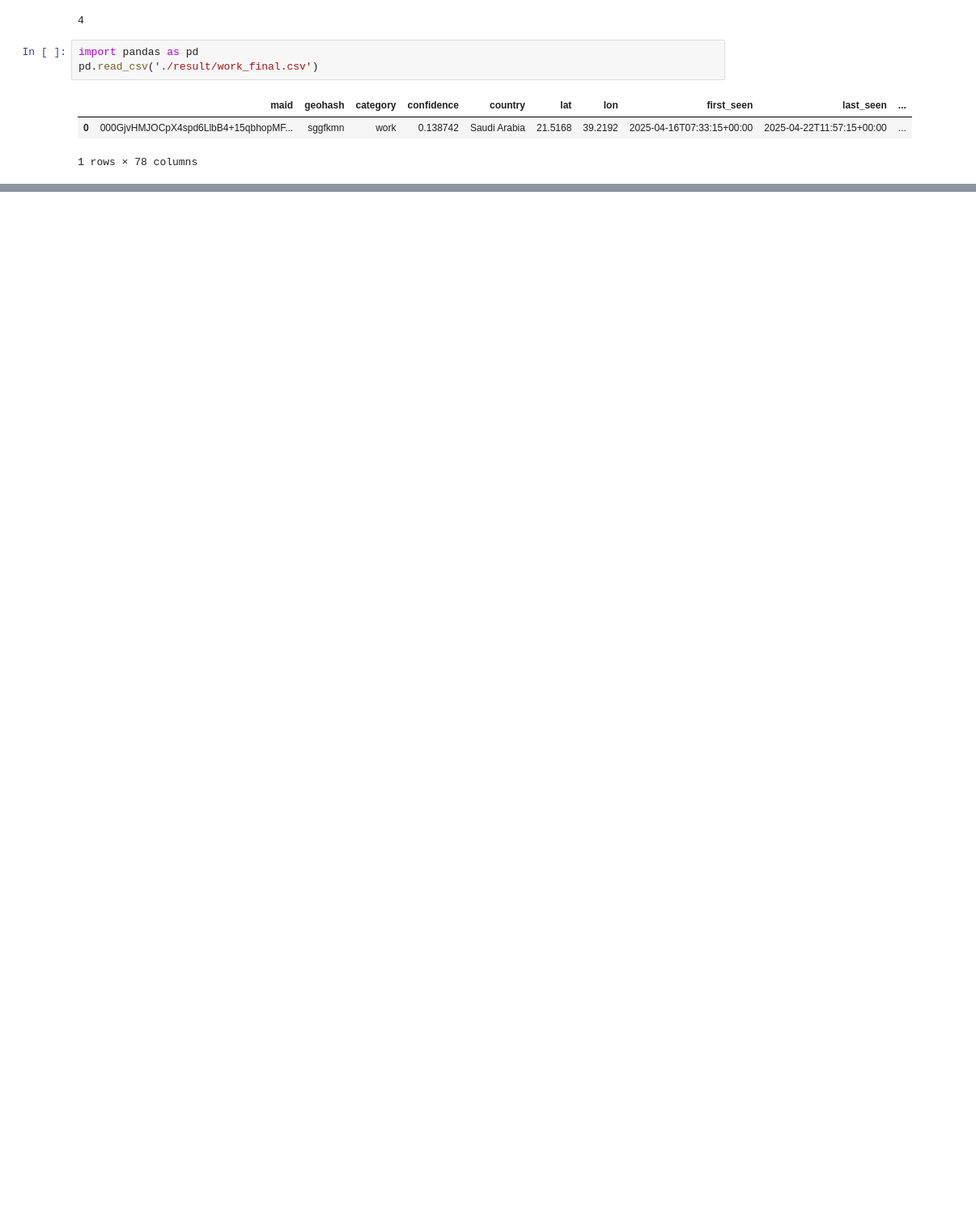
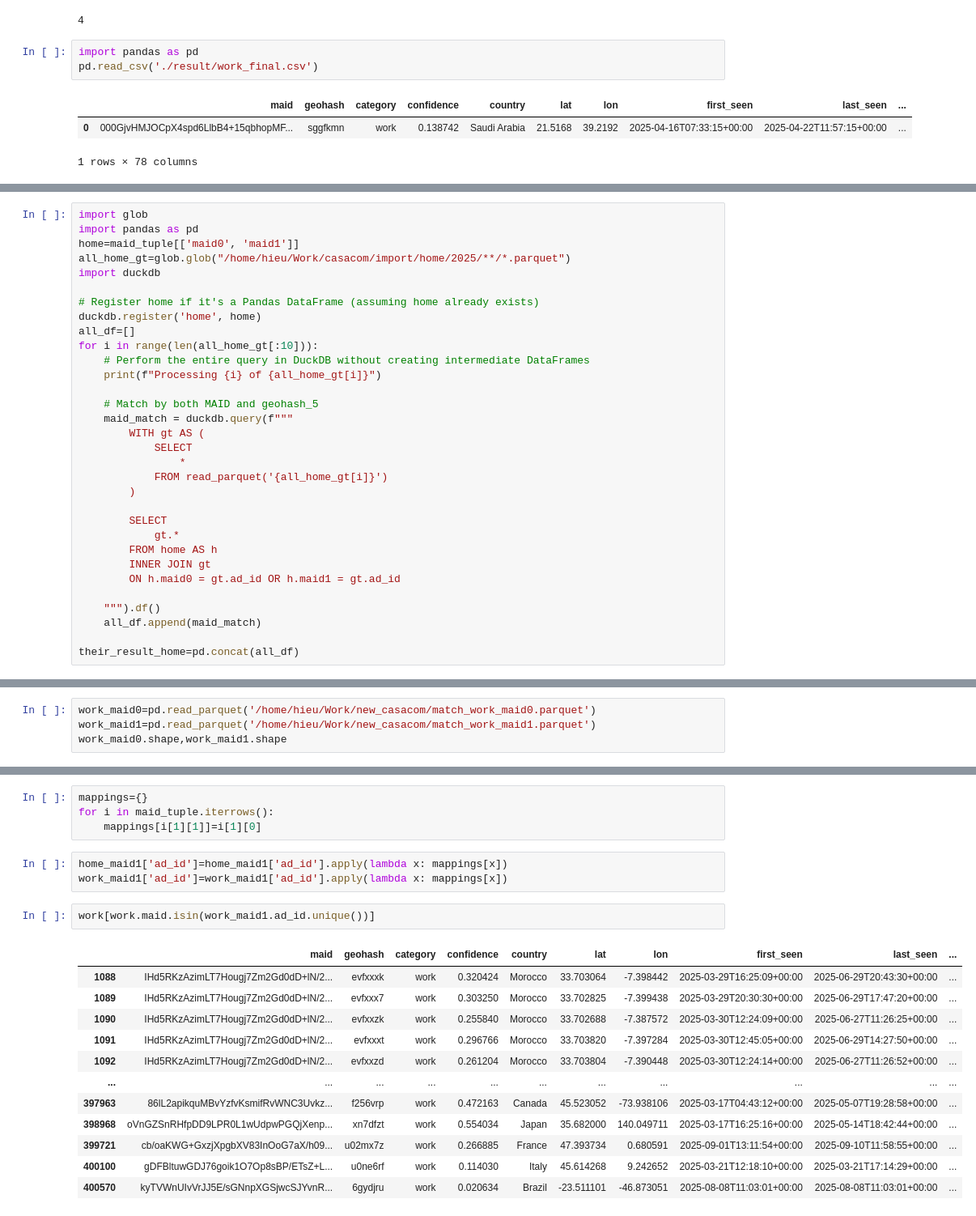
Before and after one commit to LeoNguyen868/new_casacom, a Jupyter notebook: stats.ipynb, the cells around one changed output, grey strips where cells are left out. Shown at 81% size. Drawn from its saved outputs; the diff is of its cells as text; blank space fills up the shorter version.

Commit message:
new processing all

```diff
--- a/stats.ipynb
+++ b/stats.ipynb
@@ -1752,0 +1890,32 @@ pd.read_csv('./result/work_final.csv')
+# %%
+import glob
+import pandas as pd
+home=maid_tuple[['maid0', 'maid1']]
+all_home_gt=glob.glob("/home/hieu/Work/casacom/import/home/2025/**/*.parquet")
+import duckdb
+
+# Register home if it's a Pandas DataFrame (assuming home already exists)
+duckdb.register('home', home)
+all_df=[]
+for i in range(len(all_home_gt[:10])):
+    # Perform the entire query in DuckDB without creating intermediate DataFrames
+    print(f"Processing {i} of {all_home_gt[i]}")
+
+    # Match by both MAID and geohash_5
+    maid_match = duckdb.query(f"""
+        WITH gt AS (
+            SELECT
+                *
+            FROM read_parquet('{all_home_gt[i]}')
+        )
+
+        SELECT
+            gt.*
+        FROM home AS h
+        INNER JOIN gt
+        ON h.maid0 = gt.ad_id OR h.maid1 = gt.ad_id
+
+    """).df()
+    all_df.append(maid_match)
+
+their_result_home=pd.concat(all_df)
@@ -1752,0 +1977,4 @@ pd.read_csv('./result/work_final.csv')
+# %%
+work_maid0=pd.read_parquet('/home/hieu/Work/new_casacom/match_work_maid0.parquet')
+work_maid1=pd.read_parquet('/home/hieu/Work/new_casacom/match_work_maid1.parquet')
+work_maid0.shape,work_maid1.shape
@@ -1752,0 +1983,22 @@ pd.read_csv('./result/work_final.csv')
+# %%
+mappings={}
+for i in maid_tuple.iterrows():
+    mappings[i[1][1]]=i[1][0]
+# %%
+home_maid1['ad_id']=home_maid1['ad_id'].apply(lambda x: mappings[x])
+work_maid1['ad_id']=work_maid1['ad_id'].apply(lambda x: mappings[x])
+# %%
+work[work.maid.isin(work_maid1.ad_id.unique())]
+# %% [output]
+|  | maid | geohash | category | confidence | country | lat | lon | first_seen | last_seen | ... |
+| 1088 | IHd5RKzAzimLT7Hougj7Zm2Gd0dD+lN/2... | evfxxxk | work | 0.320424 | Morocco | 33.703064 | -7.398442 | 2025-03-29T16:25:09+00:00 | 2025-06-29T20:43:30+00:00 | ... |
+| 1089 | IHd5RKzAzimLT7Hougj7Zm2Gd0dD+lN/2... | evfxxx7 | work | 0.303250 | Morocco | 33.702825 | -7.399438 | 2025-03-29T20:30:30+00:00 | 2025-06-29T17:47:20+00:00 | ... |
+| 1090 | IHd5RKzAzimLT7Hougj7Zm2Gd0dD+lN/2... | evfxxzk | work | 0.255840 | Morocco | 33.702688 | -7.387572 | 2025-03-30T12:24:09+00:00 | 2025-06-27T11:26:25+00:00 | ... |
+| 1091 | IHd5RKzAzimLT7Hougj7Zm2Gd0dD+lN/2... | evfxxxt | work | 0.296766 | Morocco | 33.703820 | -7.397284 | 2025-03-30T12:45:05+00:00 | 2025-06-29T14:27:50+00:00 | ... |
+| 1092 | IHd5RKzAzimLT7Hougj7Zm2Gd0dD+lN/2... | evfxxzd | work | 0.261204 | Morocco | 33.703804 | -7.390448 | 2025-03-30T12:24:14+00:00 | 2025-06-27T11:26:52+00:00 | ... |
+| ... | ... | ... | ... | ... | ... | ... | ... | ... | ... | ... |
+| 397963 | 86lL2apikquMBvYzfvKsmifRvWNC3Uvkz... | f256vrp | work | 0.472163 | Canada | 45.523052 | -73.938106 | 2025-03-17T04:43:12+00:00 | 2025-05-07T19:28:58+00:00 | ... |
+| 398968 | oVnGZSnRHfpDD9LPR0L1wUdpwPGQjXenp... | xn7dfzt | work | 0.554034 | Japan | 35.682000 | 140.049711 | 2025-03-17T16:25:16+00:00 | 2025-05-14T18:42:44+00:00 | ... |
+| 399721 | cb/oaKWG+GxzjXpgbXV83InOoG7aX/h09... | u02mx7z | work | 0.266885 | France | 47.393734 | 0.680591 | 2025-09-01T13:11:54+00:00 | 2025-09-10T11:58:55+00:00 | ... |
+| 400100 | gDFBltuwGDJ76goik1O7Op8sBP/ETsZ+L... | u0ne6rf | work | 0.114030 | Italy | 45.614268 | 9.242652 | 2025-03-21T12:18:10+00:00 | 2025-03-21T17:14:29+00:00 | ... |
+| 400570 | kyTVWnUIvVrJJ5E/sGNnpXGSjwcSJYvnR... | 6gydjru | work | 0.020634 | Brazil | -23.511101 | -46.873051 | 2025-08-08T11:03:01+00:00 | 2025-08-08T11:03:01+00:00 | ... |
```
Also changed, not shown: parts of 40 cells of this notebook, 21 other files.
